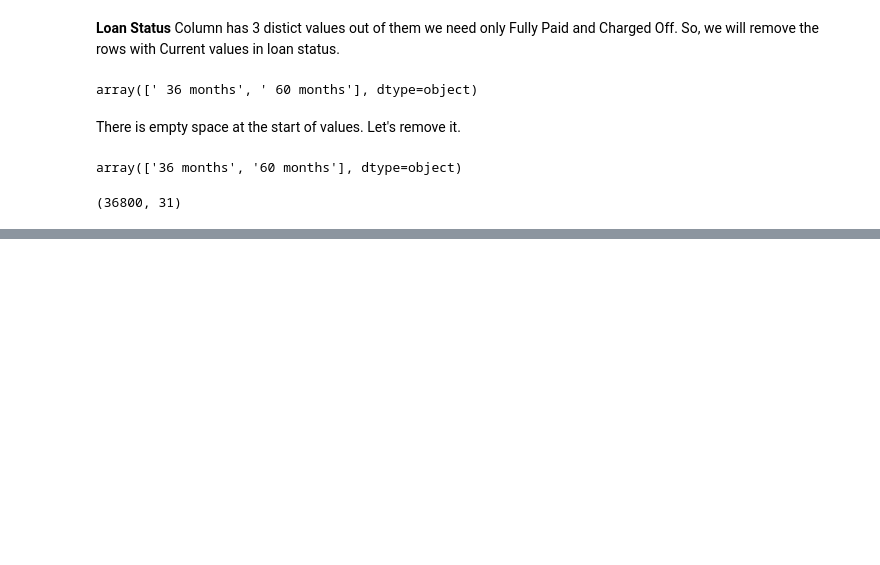
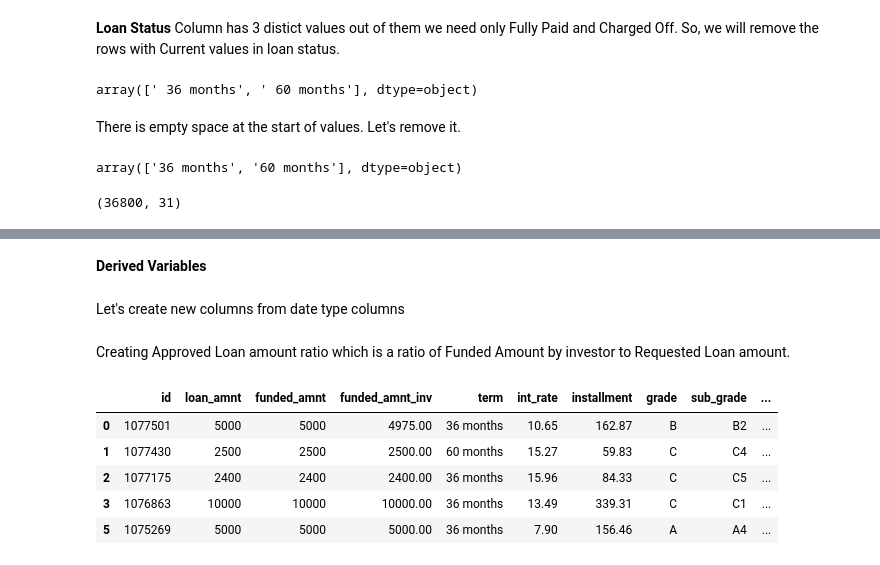
Before and after one commit to Tiru0792/LendingClubCaseStudy, a Jupyter notebook: analysis.ipynb, the cells around one changed output, grey strips where cells are left out. Drawn from its saved outputs; the diff is of its cells as text; code cells hidden in the pictures; blank space fills up the shorter version.

```diff
--- a/analysis.ipynb
+++ b/analysis.ipynb
@@ -164,0 +222,4 @@ data.shape
+# %% [markdown]
+<b>Derived Variables </b>
+# %% [markdown]
+Let's create new columns from date type columns
@@ -164,0 +242,2 @@ data.shape
+# %% [markdown]
+Creating Approved Loan amount ratio which is a ratio of Funded Amount by investor to Requested Loan amount.
@@ -164,0 +246,9 @@ data.shape
+# %%
+data.head()
+# %% [output]
+|  | id | loan_amnt | funded_amnt | funded_amnt_inv | term | int_rate | installment | grade | sub_grade | ... |
+| 0 | 1077501 | 5000 | 5000 | 4975.00 | 36 months | 10.65 | 162.87 | B | B2 | ... |
+| 1 | 1077430 | 2500 | 2500 | 2500.00 | 60 months | 15.27 | 59.83 | C | C4 | ... |
+| 2 | 1077175 | 2400 | 2400 | 2400.00 | 36 months | 15.96 | 84.33 | C | C5 | ... |
+| 3 | 1076863 | 10000 | 10000 | 10000.00 | 36 months | 13.49 | 339.31 | C | C1 | ... |
+| 5 | 1075269 | 5000 | 5000 | 5000.00 | 36 months | 7.90 | 156.46 | A | A4 | ... |
```
Also changed, not shown: parts of 11 cells of this notebook.
